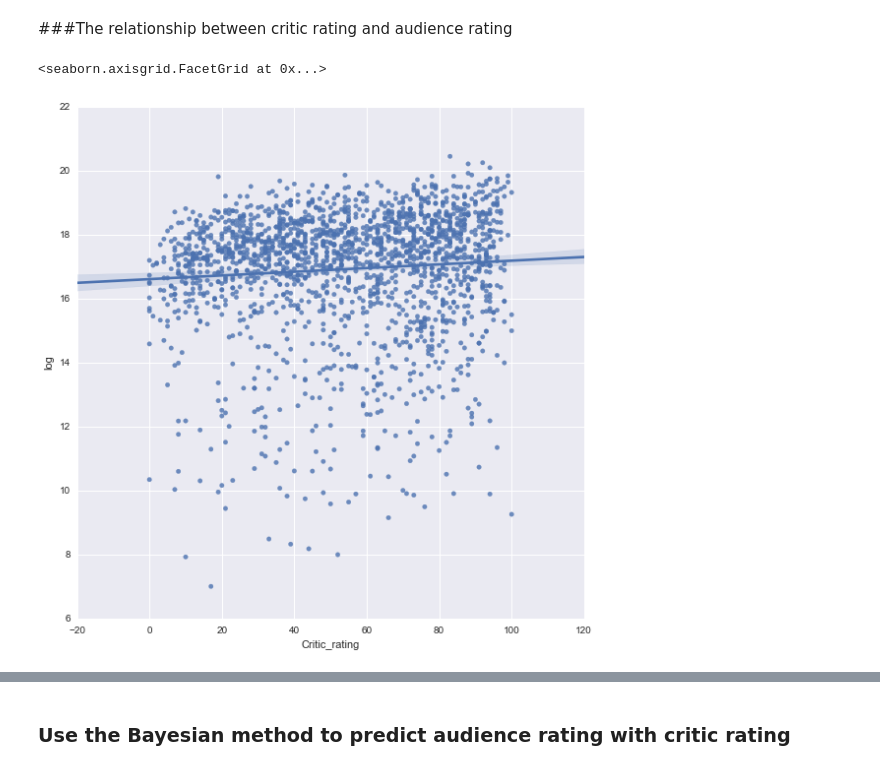
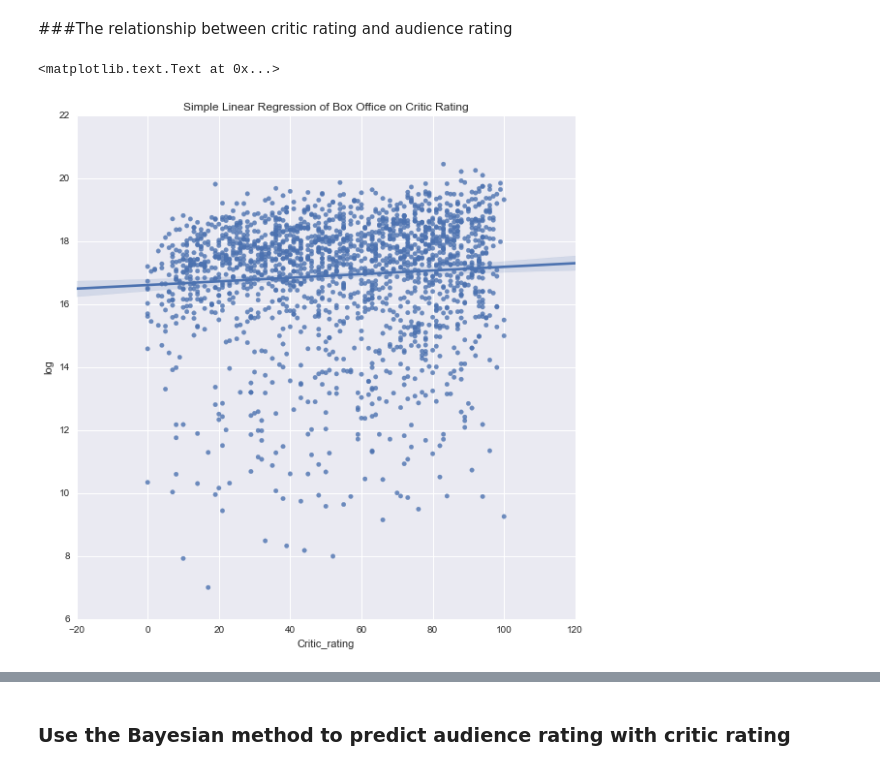
Before and after one commit to lantian2012/DataScience, a Jupyter notebook: Critics_Customer_Rating_Analysis.ipynb, the cells around one changed output, grey strips where cells are left out. Drawn from its saved outputs; the diff is of its cells as text; code cells hidden in the pictures.

Commit message:
fix plot in crtic-customer, clean up data-retrieval critic

```diff
--- a/Critics_Customer_Rating_Analysis.ipynb
+++ b/Critics_Customer_Rating_Analysis.ipynb
@@ -56,9 +56,10 @@ OLS Regression Results
 # %%
 MovieTable['log'] = np.log(MovieTable.BoxOffice)
 sns.lmplot( 'Critic_rating','log', data=MovieTable, size=8)
+plt.title('Simple Linear Regression of Box Office on Critic Rating')
 # %% [output]
-<seaborn.axisgrid.FacetGrid at 0x...>
+<matplotlib.text.Text at 0x...>
-[figure, old version]
+[figure, new version]
 # %%
 MovieTable.head()
 # %% [output]
```
Also changed, not shown: parts of 1 cell of this notebook, 1 other file.
